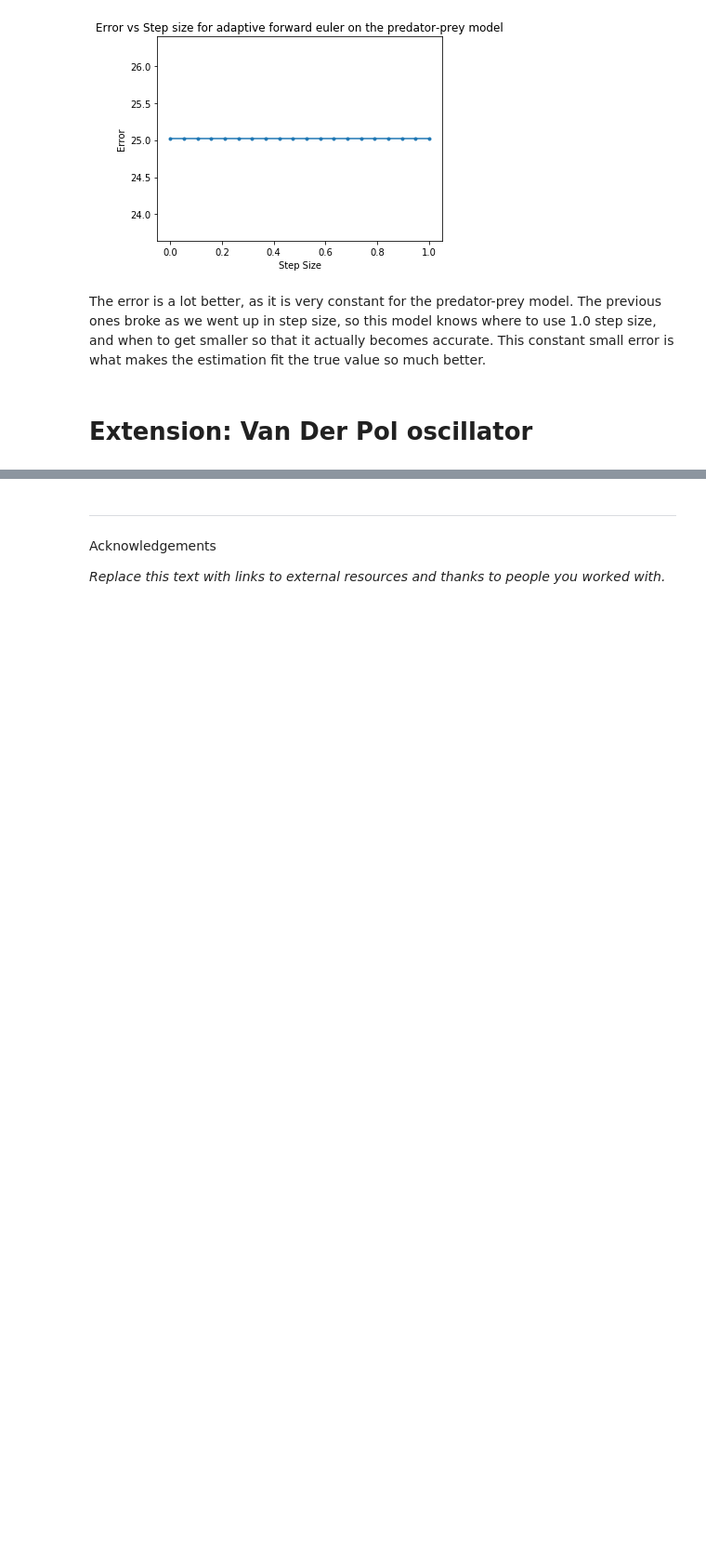
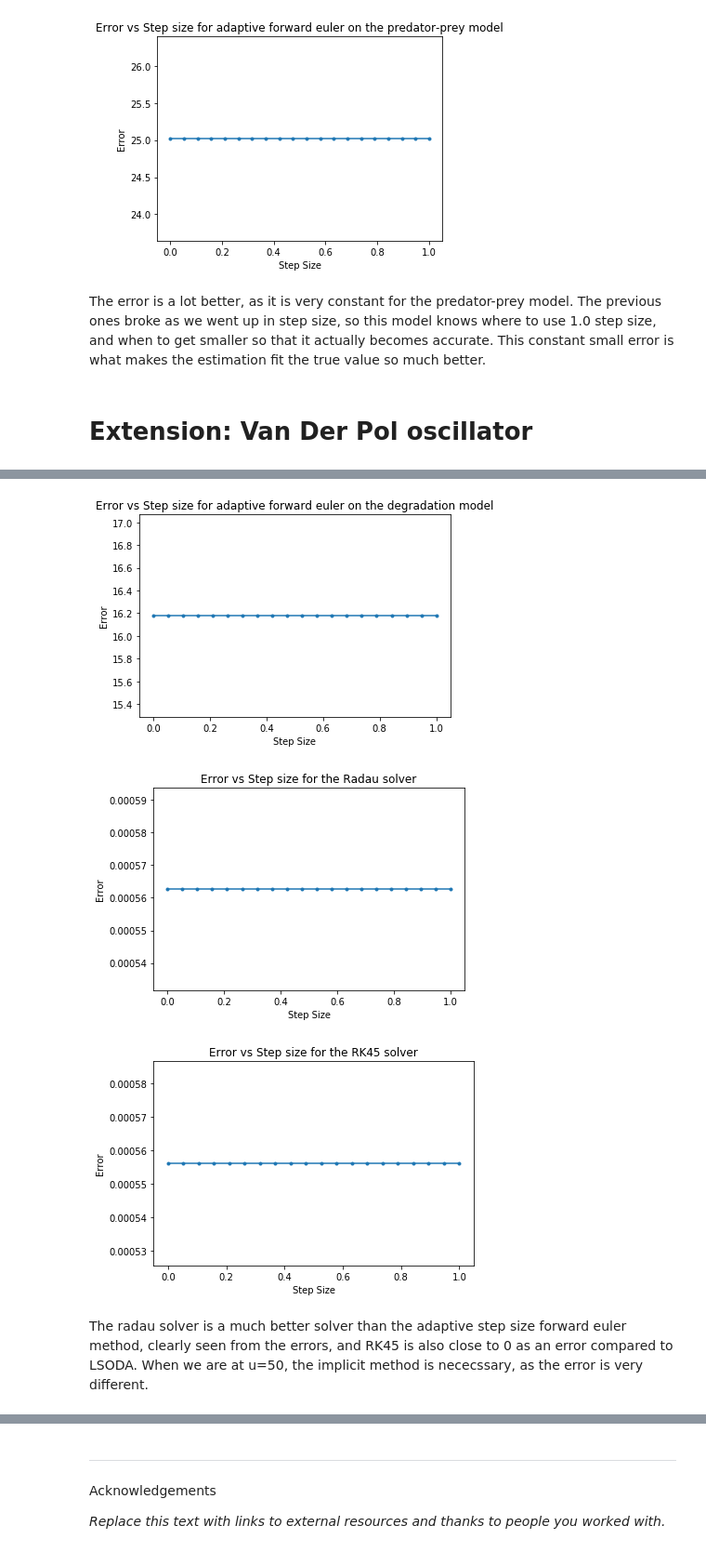
Before and after one commit to hmhwan21/cs341projects, a Jupyter notebook: proj3/Project3.ipynb, the cells around one changed output, grey strips where cells are left out. Shown at 93% size. Drawn from its saved outputs; the diff is of its cells as text; code cells hidden in the pictures; blank space fills up the shorter version.

```diff
--- a/proj3/Project3.ipynb
+++ b/proj3/Project3.ipynb
@@ -743,0 +818,45 @@ def vanDerPol_model(t, y, params):
+# %%
+#calculate errors
+dts = np.linspace(1e-4,1,20)
+err1 = np.zeros( (dts.size,) )
+err2 = np.zeros( (dts.size,) )
+err3 = np.zeros( (dts.size,) )
+y0 = np.array([1,1])
+
+for i in range(dts.size):
+    #t = np.arange(0,200,dts[i])
+    (t,y, steps) = forwardEulerAdaptiveStepSize( vanDerPol_model, 0, 200, y0, paramsVM, 1e-4)
+    sol = scipy.integrate.solve_ivp(fun=vanDerPol_model, t_span=(0,220), y0=y0, method='LSODA', rtol=1e-8, atol=1e-8, t_eval=t, args=[paramsVM] )
+    solRadau = scipy.integrate.solve_ivp(fun=vanDerPol_model, t_span=(0,220), y0=y0, method='Radau', rtol=1e-8, atol=1e-8, t_eval=t, args=[paramsVM] )
+    solRK45 = scipy.integrate.solve_ivp(fun=vanDerPol_model, t_span=(0,220), y0=y0, method='RK45', rtol=1e-8, atol=1e-8, t_eval=t, args=[paramsVM] )
+    # plt.subplot( dts.size, 1, i+1 )
+    # plt.plot( t, sol.y.T )
+    # plt.plot( t, y.T, '--')
+    err1[i] = np.mean(scipy.linalg.norm( sol.y-y, np.inf, axis=0) )
+    err2[i] = np.mean(scipy.linalg.norm( sol.y-solRadau.y, np.inf, axis=0) )
+    err3[i] = np.mean(scipy.linalg.norm( sol.y-solRK45.y, np.inf, axis=0) )
+
+plt.figure()
+plt.plot( dts, err1, '.-' )
+plt.ylabel("Error")
+plt.xlabel("Step Size")
+plt.title("Error vs Step size for adaptive forward euler on the degradation model")
+
+plt.figure()
+plt.plot( dts, err2, '.-' )
+plt.ylabel("Error")
+plt.xlabel("Step Size")
+plt.title("Error vs Step size for the Radau solver")
+
+plt.figure()
+plt.plot( dts, err3, '.-' )
+plt.ylabel("Error")
+plt.xlabel("Step Size")
+plt.title("Error vs Step size for the RK45 solver")
+plt.tight_layout()
+# %% [output]
+[figure, added]
+[figure, added]
+[figure, added]
+# %% [markdown]
+The radau solver is a much better solver than the adaptive step size forward euler method, clearly seen from the errors, and RK45 is also close to 0 as an error compared to LSODA. When we are at u=50, the implicit method is nececssary, as the error is very different.
```
Also changed, not shown: parts of 9 cells of this notebook.
